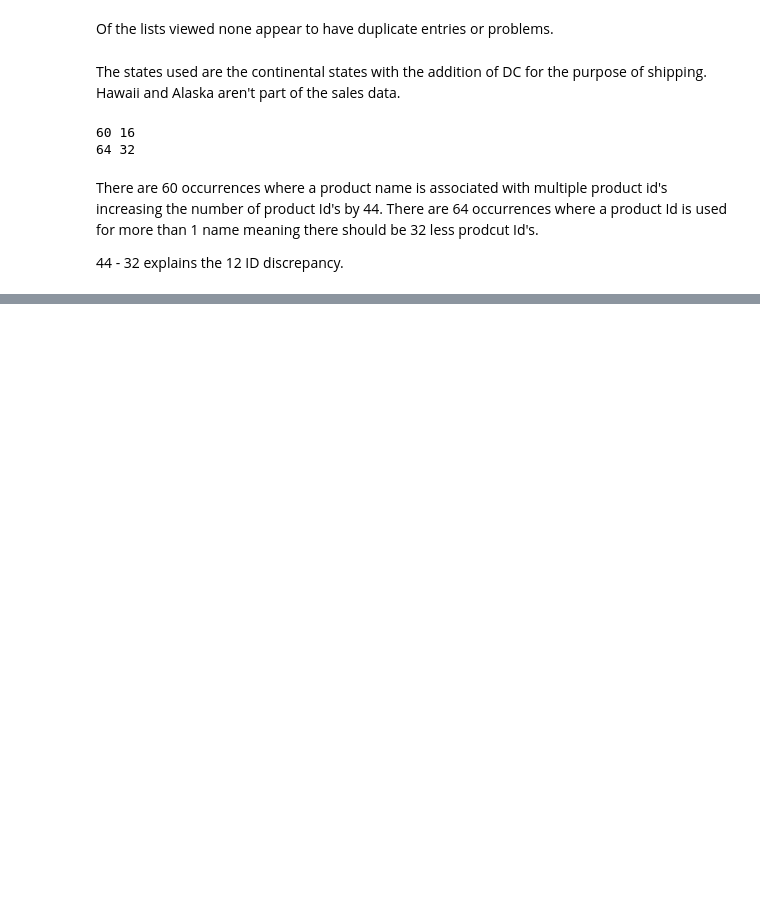
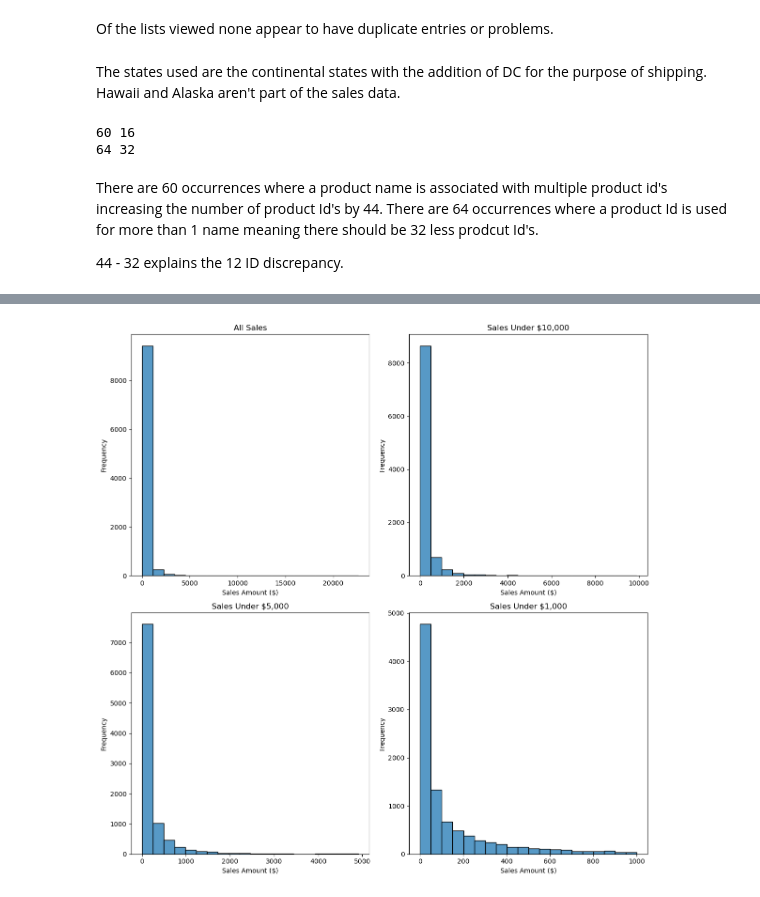
Before and after one commit to KWQ0002/py4eda-work, a Jupyter notebook: Project.ipynb, the cells around one changed output, grey strips where cells are left out. Cells and saved outputs as stored; diff of their text form; code cells hidden in the pictures; blank space fills up the shorter version.

```diff
--- a/Project.ipynb
+++ b/Project.ipynb
@@ -211,0 +253,33 @@ Name: Sales, dtype: float64
+# %%
+#the best visual exploration for this data is assessing the distribution and trying to decipher any patterns
+
+fig, axes = plt.subplots(2, 2, figsize = [12, 12])
+
+plt.title("Distribution of Sales")
+plt.xlabel("Sales Amount ($)")
+plt.ylabel("Frequency")
+
+sns.histplot(df['Sales'], bins = 20, ax = axes[0,0]) #default gives too many bins
+axes[0,0].set_title("All Sales")
+axes[0,0].set_xlabel("Sales Amount ($)")
+axes[0,0].set_ylabel("Frequency")
+
+sns.histplot(df[df['Sales'] < 10000]['Sales'], bins = 20, ax = axes[0,1]) #default gives too many bins
+axes[0,1].set_title("Sales Under $10,000")
+axes[0,1].set_xlabel("Sales Amount ($)")
+axes[0,1].set_ylabel("Frequency")
+
+sns.histplot(df[df['Sales'] < 5000]['Sales'], bins = 20, ax = axes[1,0])
+axes[1,0].set_title("Sales Under $5,000")
+axes[1,0].set_xlabel("Sales Amount ($)")
+axes[1,0].set_ylabel("Frequency")
+
+sns.histplot(df[df['Sales'] < 1000]['Sales'], bins = 20, ax = axes[1,1])
+axes[1,1].set_title("Sales Under $1,000")
+axes[1,1].set_xlabel("Sales Amount ($)")
+axes[1,1].set_ylabel("Frequency")
+
+plt.tight_layout()
+plt.show()
+# %% [output]
+[figure, added]
```
Also changed, not shown: parts of 30 cells of this notebook.
